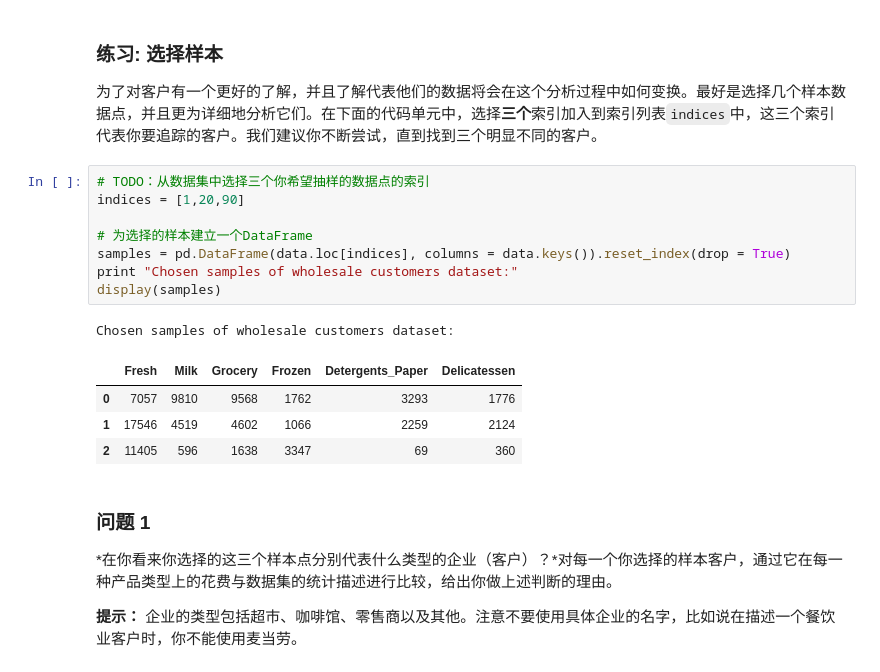
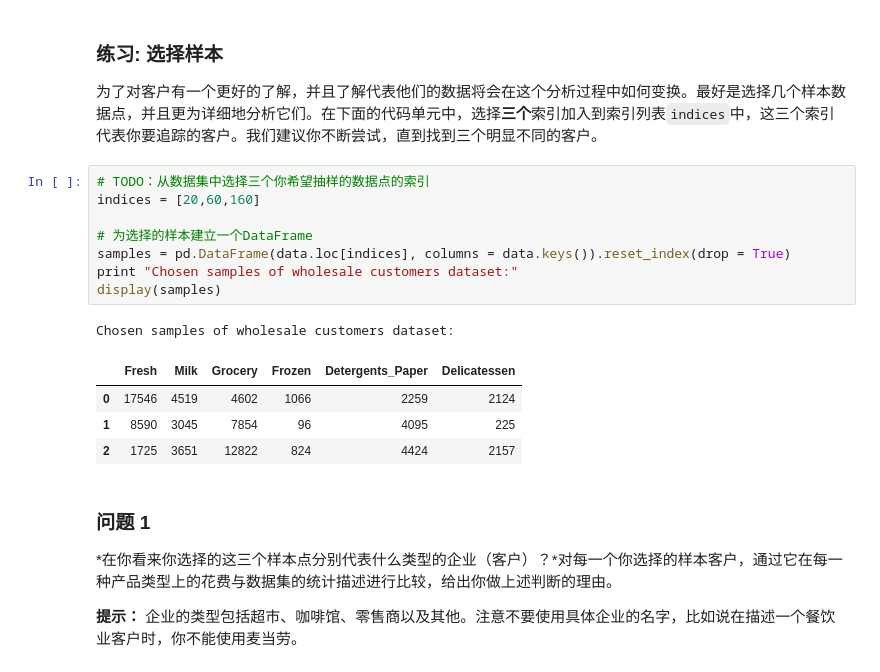
Before and after one commit to RainFool/Udacity_Anwser_RainFool, a Jupyter notebook: Project3/customer_segments.ipynb, the cells around one changed output. Cells and saved outputs as stored; diff of their text form.

```diff
--- a/Project3/customer_segments.ipynb
+++ b/Project3/customer_segments.ipynb
@@ -63,18 +63,18 @@ display(data.describe())
 为了对客户有一个更好的了解，并且了解代表他们的数据将会在这个分析过程中如何变换。最好是选择几个样本数据点，并且更为详细地分析它们。在下面的代码单元中，选择**三个**索引加入到索引列表`indices`中，这三个索引代表你要追踪的客户。我们建议你不断尝试，直到找到三个明显不同的客户。
 # %%
 # TODO：从数据集中选择三个你希望抽样的数据点的索引
-indices = [1,20,90]
+indices = [20,60,160]
 
 # 为选择的样本建立一个DataFrame
 samples = pd.DataFrame(data.loc[indices], columns = data.keys()).reset_index(drop = True)
 print "Chosen samples of wholesale customers dataset:"
 display(samples)
 # %% [output]
 Chosen samples of wholesale customers dataset:
 |  | Fresh | Milk | Grocery | Frozen | Detergents_Paper | Delicatessen |
-| 0 | 7057 | 9810 | 9568 | 1762 | 3293 | 1776 |
-| 1 | 17546 | 4519 | 4602 | 1066 | 2259 | 2124 |
-| 2 | 11405 | 596 | 1638 | 3347 | 69 | 360 |
+| 0 | 17546 | 4519 | 4602 | 1066 | 2259 | 2124 |
+| 1 | 8590 | 3045 | 7854 | 96 | 4095 | 225 |
+| 2 | 1725 | 3651 | 12822 | 824 | 4424 | 2157 |
 # %% [markdown]
 ### 问题 1
 *在你看来你选择的这三个样本点分别代表什么类型的企业（客户）？*对每一个你选择的样本客户，通过它在每一种产品类型上的花费与数据集的统计描述进行比较，给出你做上述判断的理由。
```
Also changed, not shown: parts of 3 cells of this notebook.
